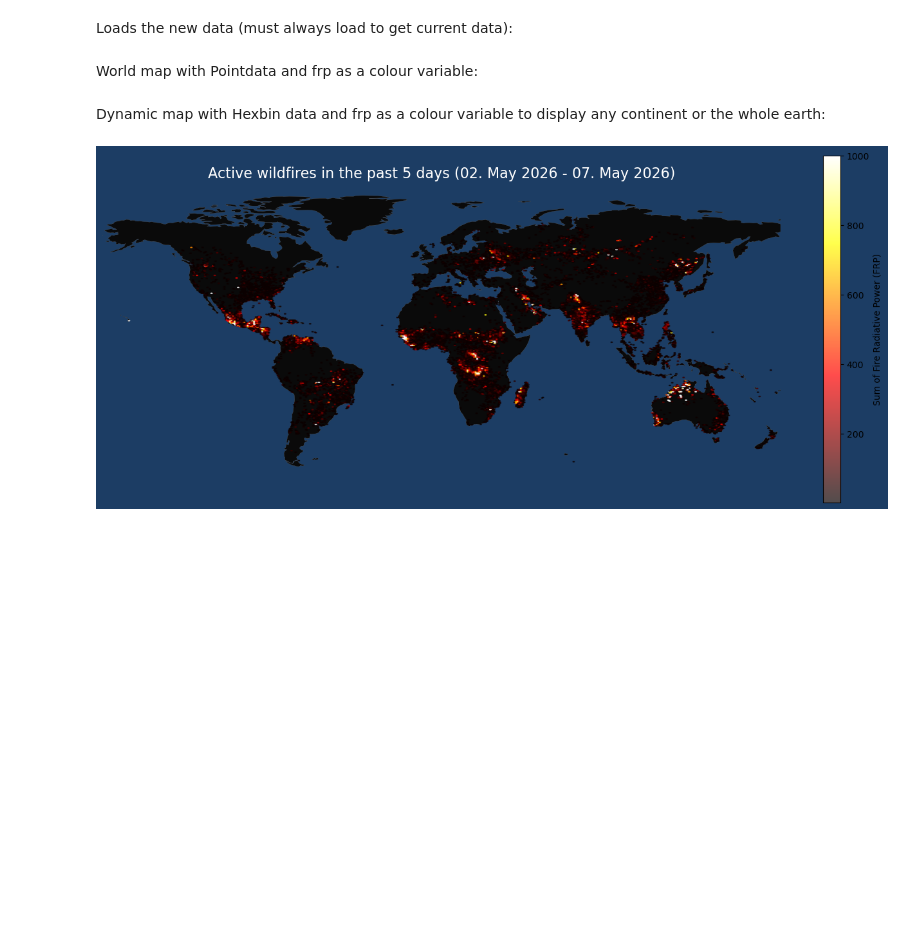
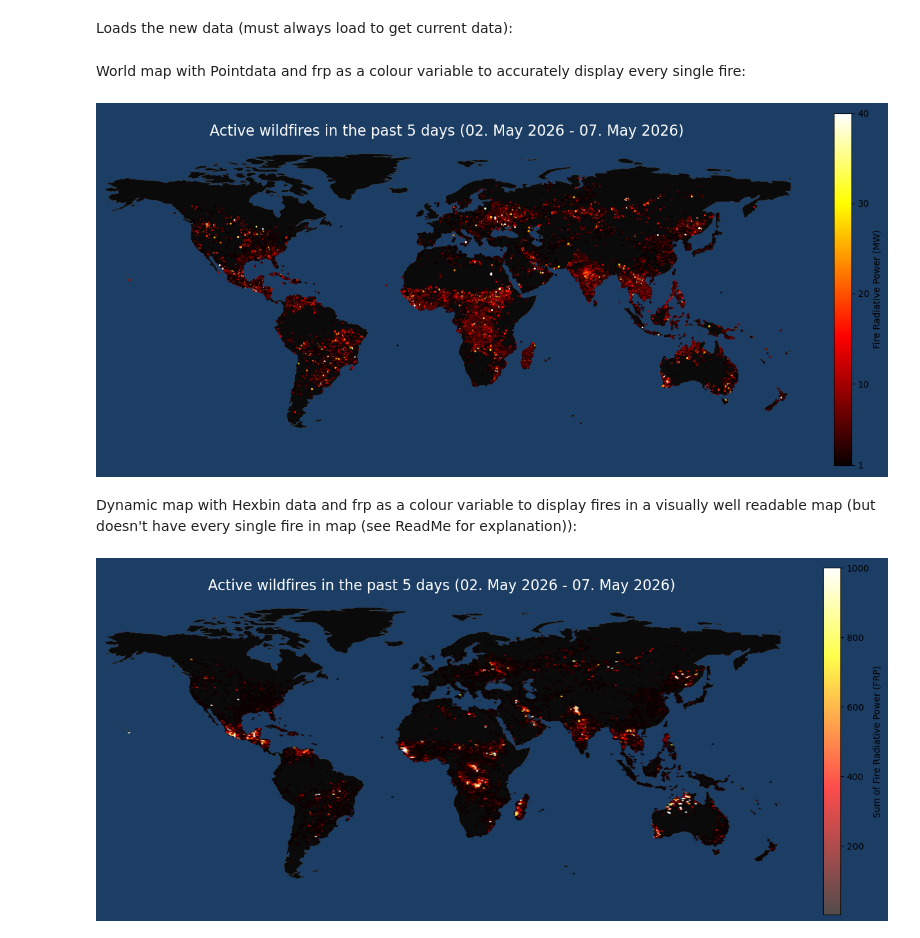
Before and after one commit to kaimuelle/Wildfires-Project, a Jupyter notebook: Notebook_wildfires.ipynb, the cells around one changed output. Saved outputs shown, nothing was run; the diff lists cells and outputs as text; code cells hidden in the pictures; blank space fills up the shorter version.

Commit message:
Point map and Raster map now dynamic

```diff
--- a/Notebook_wildfires.ipynb
+++ b/Notebook_wildfires.ipynb
@@ -62,42 +62,50 @@ FIRMS_df = pd.read_csv(url)
 # Convert fire data to georeferenced points
 fires_df = gpd.GeoDataFrame(FIRMS_df, geometry=gpd.points_from_xy(FIRMS_df["longitude"], FIRMS_df["latitude"]))
 # %% [markdown]
-World map with Pointdata and frp as a colour variable:
+World map with Pointdata and frp as a colour variable to accurately display every single fire:
 # %%
+#type in the continent to visualize after "continent_extend = ..." (lowercase with _)
+continent_extent = earth
+continent_df = firecontinent(continent_extent)
+#converts Pandas df into GeoDataFrame so that it can be plotted with the Point data by taking x and y from continent_df
+continent_df = gpd.GeoDataFrame(continent_df,geometry=gpd.points_from_xy(continent_df["longitude"], continent_df["latitude"]),)
+
 # Worldmap with dark blue background
 fig, ax = plt.subplots(figsize=(17, 7))
 fig.patch.set_facecolor("#1c3d64")
 
 world.plot(
     ax=ax,
     color="#0a0a0a",
     edgecolor="#666464",
     linewidth=0.2
 )
 
 #Plotting the firepoints, vmin/max is the span of frp(Mw) that the Points can be in. The vmax is reduced to create a more readable map
-fires_df.plot(
+continent_df.plot(
     ax=ax,
     column="frp",
     cmap="hot",
     vmin=1,
     vmax=40,
-    markersize=0.1,
+    markersize=1,
     alpha=0.9,
     legend=True,
     legend_kwds={"label": "Fire Radiative Power (MW)", "ticks": [1, 10, 20, 30, 40]}
 )
 
 # Map cosmetics (title and removing lon,lat)
 ax.set_title(f"Active wildfires in the past 5 days ({datefunction(5)})", fontsize=16, color="white")
 ax.set_axis_off()
 
 #clipping map for better visibility
-ax.set_ylim(-60, 90)
-ax.set_xlim(-169, 180)
+ax.set_xlim(continent_extent["xmin"], continent_extent["xmax"])
+ax.set_ylim(continent_extent["ymin"], continent_extent["ymax"])
 plt.show()
+# %% [output]
+[figure, added]
 # %% [markdown]
-Dynamic map with Hexbin data and frp as a colour variable to display any continent or the whole earth:
+Dynamic map with Hexbin data and frp as a colour variable to display fires in a visually well readable map (but doesn't have every single fire in map (see ReadMe for explanation)):
 # %%
 #type in the continent to visualize after "continent_extend = ..." (lowercase with _)
 continent_extent = earth
```
